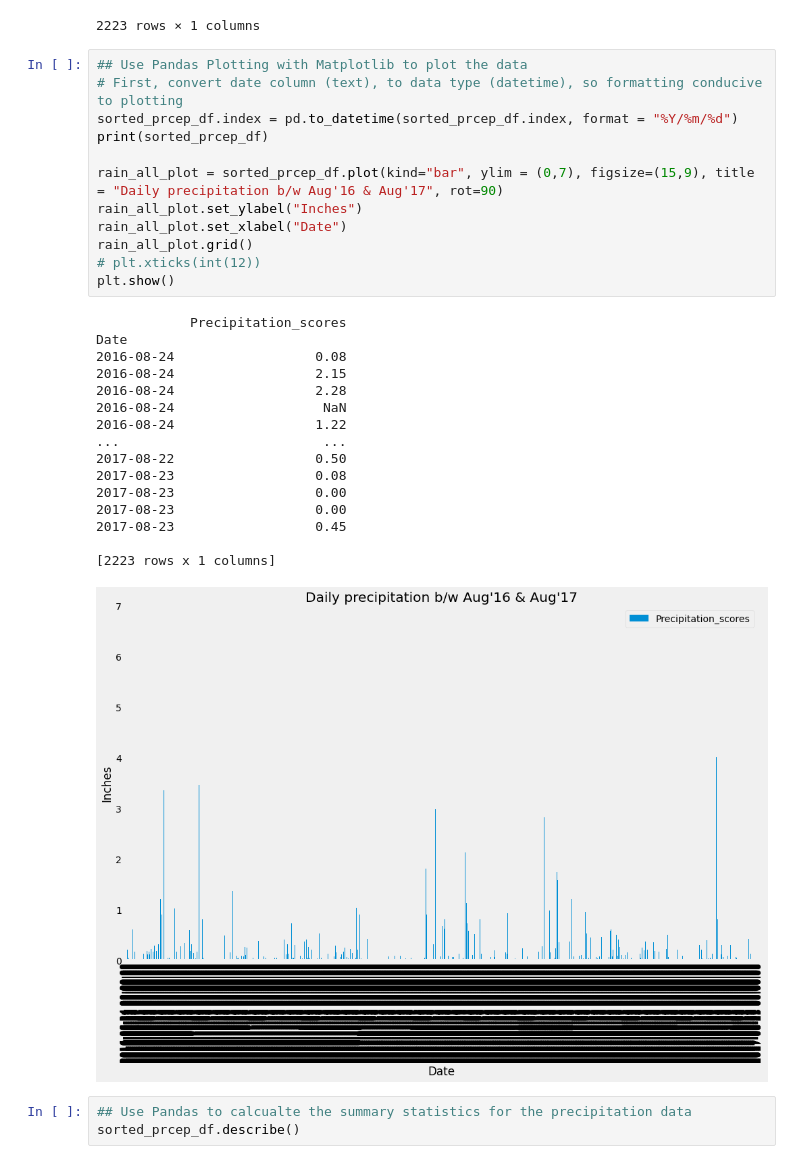
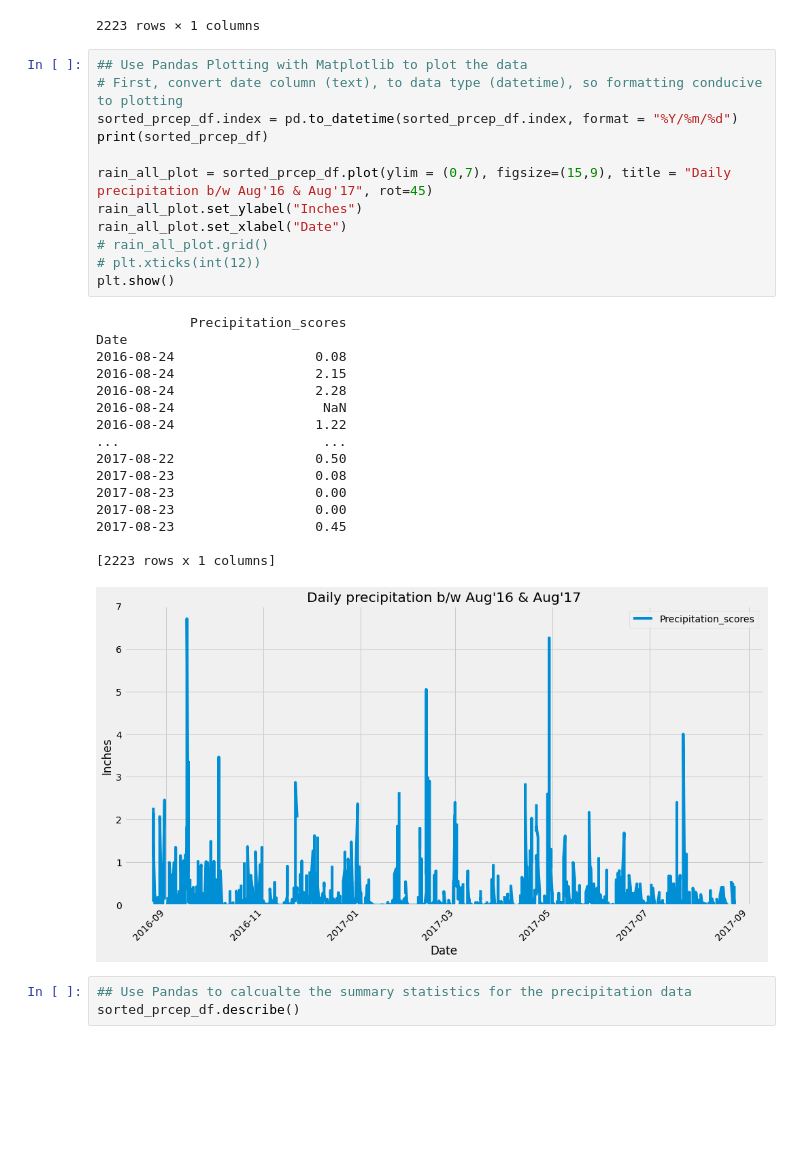
Before and after one commit to chiron-chiron/sqlalchemy-challenge, a Jupyter notebook: Analysis.ipynb, the cells around one changed output. Drawn from its saved outputs; the diff is of its cells as text; blank space fills up the shorter version.

```diff
--- a/Analysis.ipynb
+++ b/Analysis.ipynb
@@ -190,32 +190,32 @@ sorted_prcep_df
 # %%
 ## Use Pandas Plotting with Matplotlib to plot the data
 # First, convert date column (text), to data type (datetime), so formatting conducive to plotting
 sorted_prcep_df.index = pd.to_datetime(sorted_prcep_df.index, format = "%Y/%m/%d")
 print(sorted_prcep_df)
 
-rain_all_plot = sorted_prcep_df.plot(kind="bar", ylim = (0,7), figsize=(15,9), title = "Daily precipitation b/w Aug'16 & Aug'17", rot=90)
+rain_all_plot = sorted_prcep_df.plot(ylim = (0,7), figsize=(15,9), title = "Daily precipitation b/w Aug'16 & Aug'17", rot=45)
 rain_all_plot.set_ylabel("Inches")
 rain_all_plot.set_xlabel("Date")
-rain_all_plot.grid()
+# rain_all_plot.grid()
 # plt.xticks(int(12))
 plt.show()
 # %% [output]
             Precipitation_scores
 Date
 2016-08-24                  0.08
 2016-08-24                  2.15
 2016-08-24                  2.28
 2016-08-24                   NaN
 2016-08-24                  1.22
 ...                          ...
 2017-08-22                  0.50
 2017-08-23                  0.08
 2017-08-23                  0.00
 2017-08-23                  0.00
 2017-08-23                  0.45
 
 [2223 rows x 1 columns]
-[figure, old version]
+[figure, new version]
 # %%
 ## Use Pandas to calcualte the summary statistics for the precipitation data
 sorted_prcep_df.describe()
```
Also changed, not shown: parts of 4 cells of this notebook.
